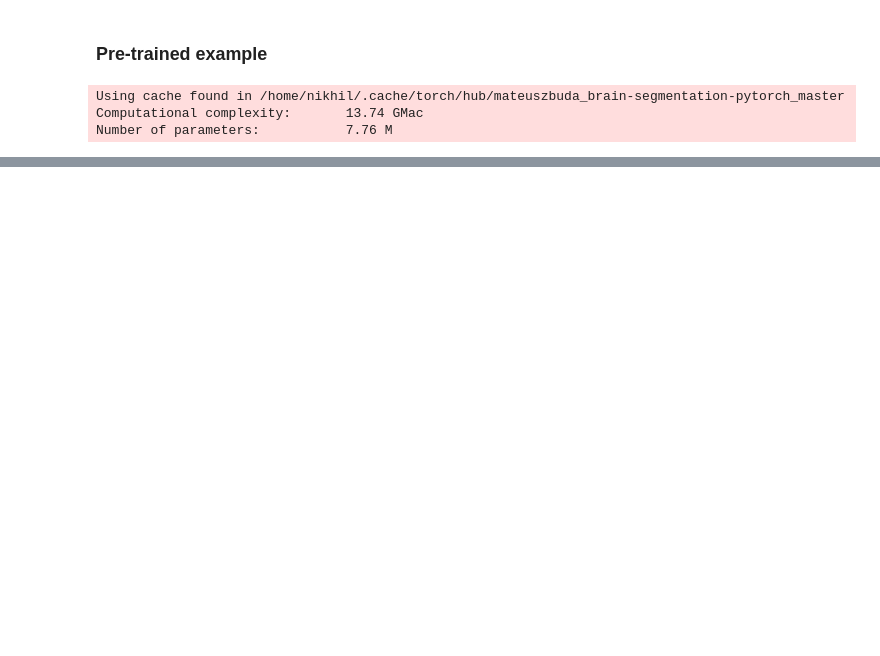
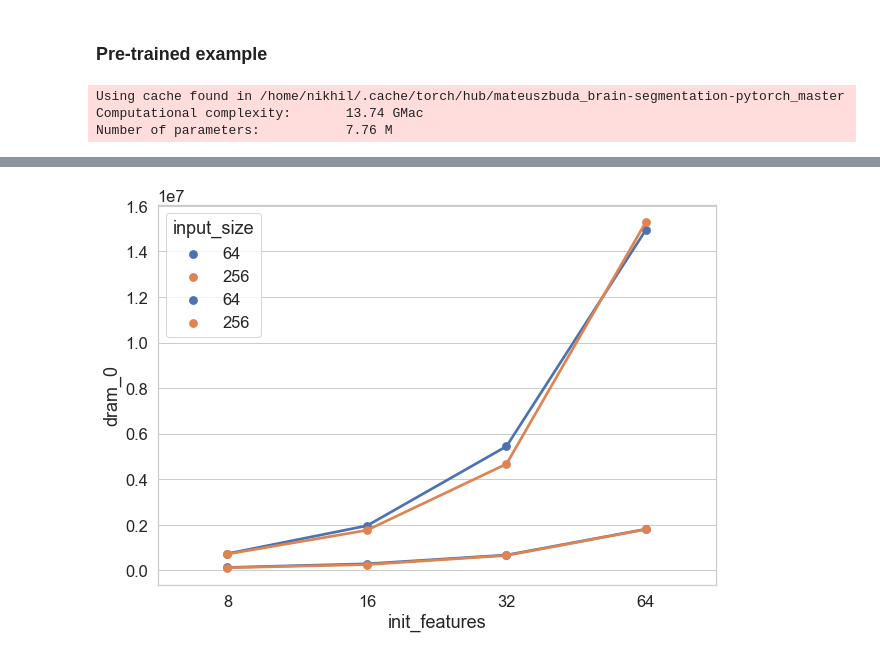
Before and after one commit to neurodatascience/watts_up_compute, a Jupyter notebook: notebooks/4_unet_analysis.ipynb, the cells around one changed output, grey strips where cells are left out. Saved outputs shown, nothing was run; the diff lists cells and outputs as text; code cells hidden in the pictures; blank space fills up the shorter version.

```diff
--- a/notebooks/4_unet_analysis.ipynb
+++ b/notebooks/4_unet_analysis.ipynb
@@ -70,5 +243,4 @@ FLOP_df
 # %%
-
 plot_df = FLOP_df[FLOP_df['n_channels']==1].copy()
 plot_df['FLOPs'] = 1e9*plot_df['FLOPs'].astype(np.float)
 plot_df['n_parameters'] = 1e6*plot_df['n_parameters'].astype(np.float)
@@ -76,9 +248,11 @@ model_name = FLOP_df['model'].values[0]
 
 sns.set(font_scale = 1.5)
 with sns.axes_style("whitegrid"):
-    fig, ax1 = plt.subplots(figsize=(10,10),sharex=True,sharey=True)
-    g = sns.pointplot(x='init_filter_size',y='FLOPs', color='r', data=plot_df,ax=ax1,label='FLOPs')
-    g = sns.pointplot(x='init_filter_size',y='n_parameters', color='b', data=plot_df, ax=ax1, label='n_params')
+    fig, ax1 = plt.subplots(figsize=(10,7),sharex=True,sharey=True)
+
+    # fixed input size
+    g = sns.pointplot(x='init_features',y='FLOPs', hue='input_size', data=plot_df,ax=ax1,label='FLOPs',palette='Set2')
+    g = sns.pointplot(x='init_features',y='n_parameters', color='b', data=plot_df, ax=ax1, label='n_params')
 
 
     ax1.axhline(0.72e9, color='r', linestyle='-',label='n_FLOPs')
@@ -97,0 +272,20 @@ with sns.axes_style("whitegrid"):
+# %%
+func_name = 'predict'
+joules_csv = '{}{}_joules_unet.csv'.format(results_dir, func_name)
+
+print('Saving joules results here: {}'.format(joules_csv))
+csv_handler = CSVHandler(joules_csv)
+
+input_size_list = [64, 256]
+init_features_list = [8,16,32,64]
+
+for input_size in input_size_list:
+    for init_features in init_features_list:
+        x = np.random.random((1, 3, 256, 256))
+
+        model = torch.hub.load('mateuszbuda/brain-segmentation-pytorch', 'unet',
+            in_channels=3, out_channels=1, init_features=init_features, pretrained=False)
+
+        measure_inference_energy(x, model, csv_handler)
+
+csv_handler.save_data()
@@ -97,0 +302,5 @@ with sns.axes_style("whitegrid"):
+# %%
+joules_df = pd.read_csv(joules_csv,sep=';')
+joules_df['input_size']= np.repeat(input_size_list,len(init_features_list))
+joules_df['init_features'] = np.tile(init_features_list,len(input_size_list))
+joules_df.head()
@@ -97,0 +314,11 @@ with sns.axes_style("whitegrid"):
+# %%
+plot_df = joules_df.copy()
+sns.set(font_scale = 1.5)
+with sns.axes_style("whitegrid"):
+    fig, ax1 = plt.subplots(figsize=(10,7),sharex=True,sharey=True)
+
+    # fixed input size
+    g = sns.pointplot(x='init_features',y='package_0', hue='input_size', data=plot_df,ax=ax1,label='package')
+    g = sns.pointplot(x='init_features',y='dram_0', hue='input_size', data=plot_df, ax=ax1, label='dram')
+# %% [output]
+[figure, added]
```
Also changed, not shown: parts of 23 cells of this notebook.
